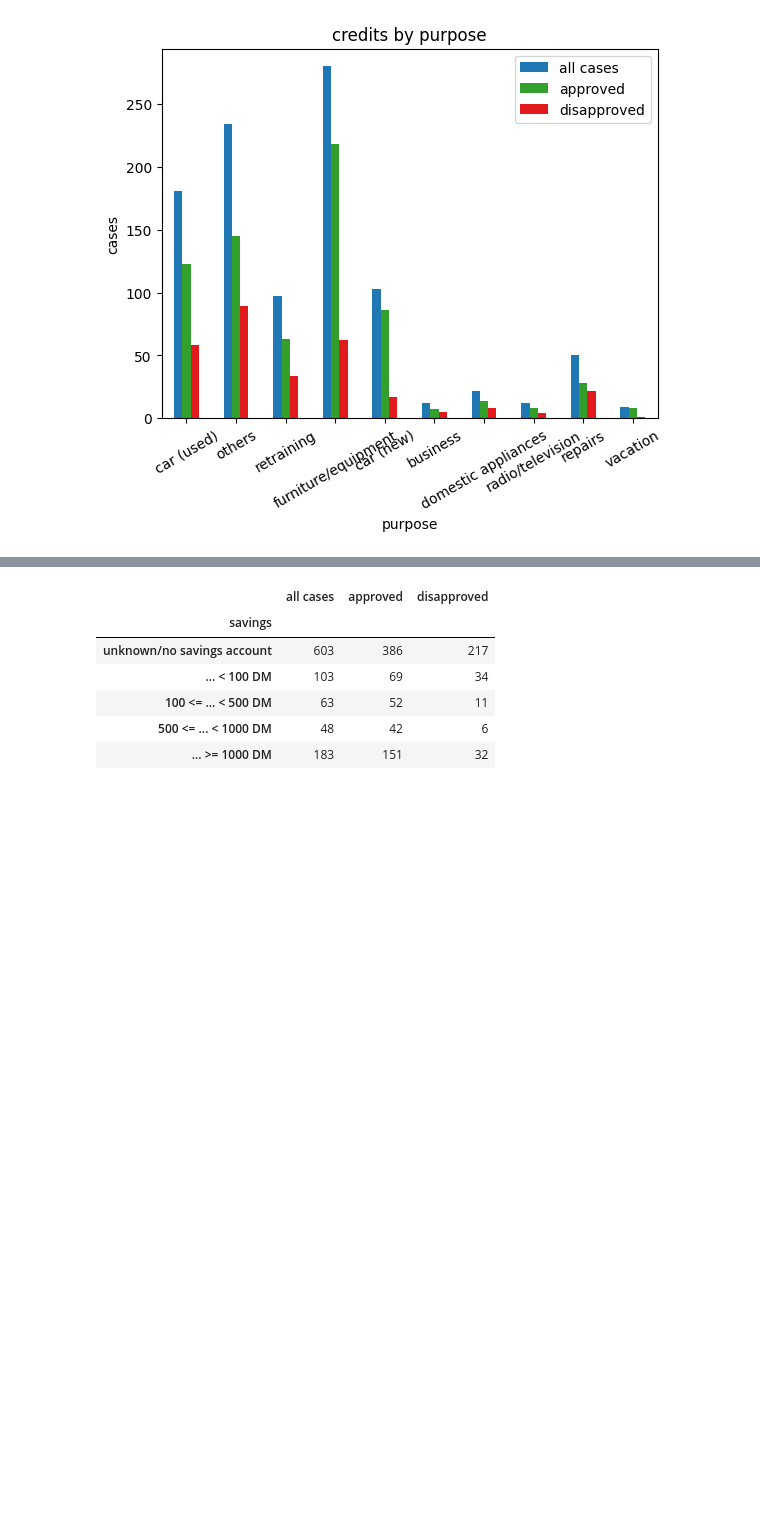
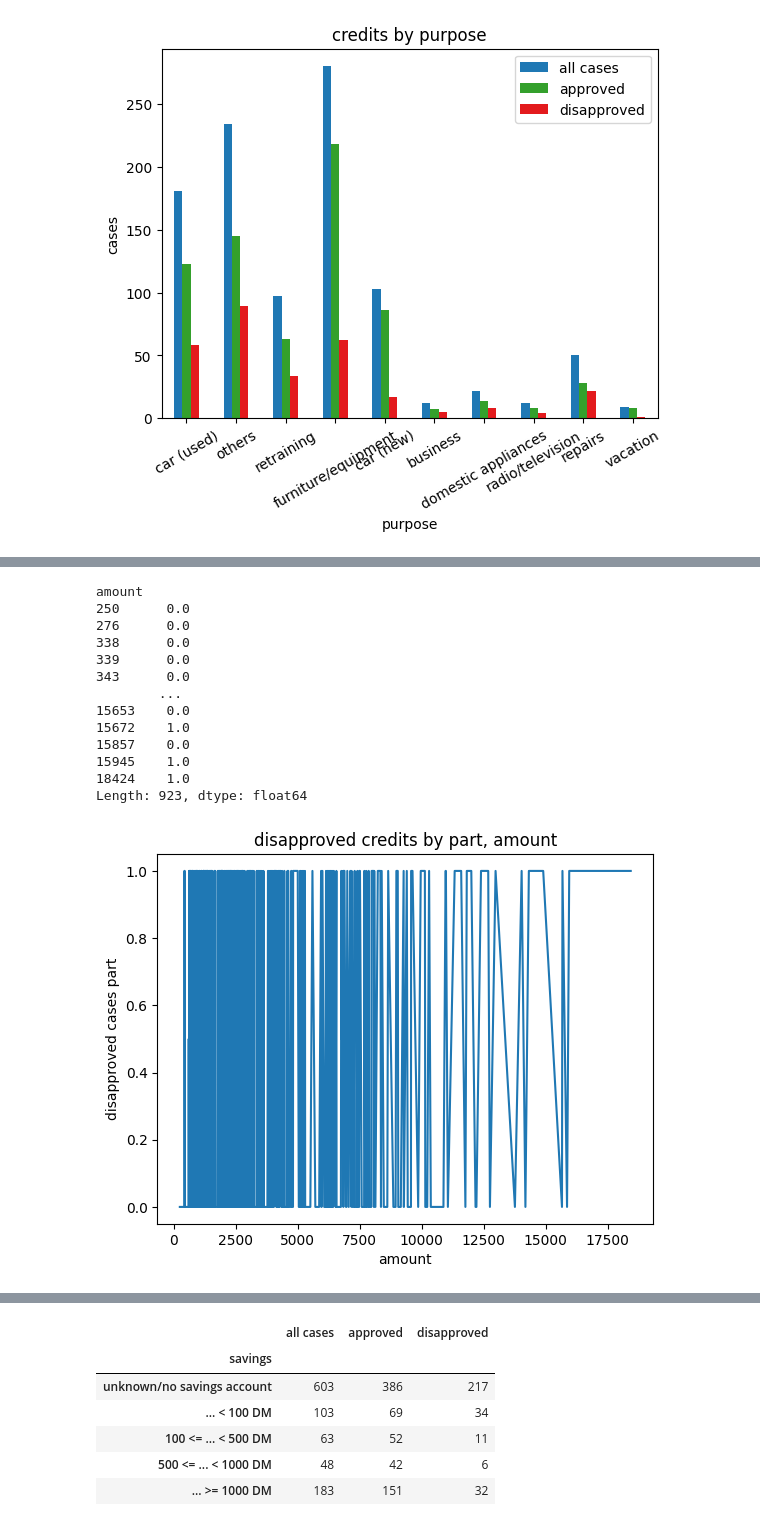
Before and after one commit to TimothyTur/BHS-test, a Jupyter notebook: СКБ201 Тур.ipynb, the cells around one changed output, grey strips where cells are left out. Cells and saved outputs as stored; diff of their text form; code cells hidden in the pictures; blank space fills up the shorter version.

```diff
--- a/СКБ201 Тур.ipynb
+++ b/СКБ201 Тур.ipynb
@@ -432,0 +455,20 @@ df1tmp
+# %%
+df1tmp_part = df1tmp['disapproved']/df1tmp['all cases']
+df1tmp_part.plot(color='#1f78b4', ylabel = 'disapproved cases part',
+                 title = 'disapproved credits by part, amount')
+df1tmp_part
+# %% [output]
+amount
+250      0.0
+276      0.0
+338      0.0
+339      0.0
+343      0.0
+        ...
+15653    0.0
+15672    1.0
+15857    0.0
+15945    1.0
+18424    1.0
+Length: 923, dtype: float64
+[figure, added]
```
Also changed, not shown: parts of 22 cells of this notebook, 1 other file.
